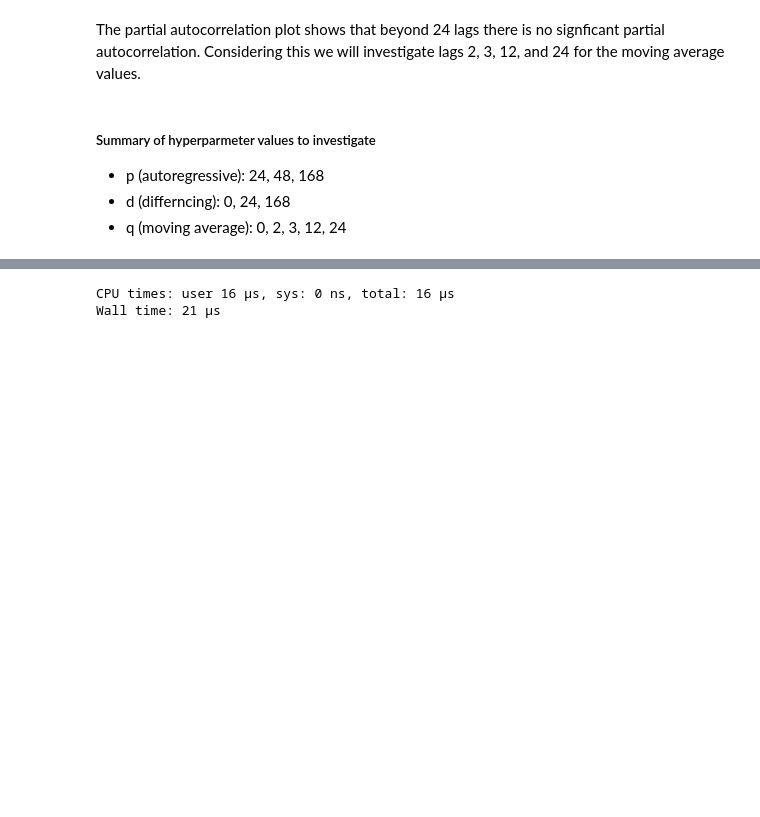
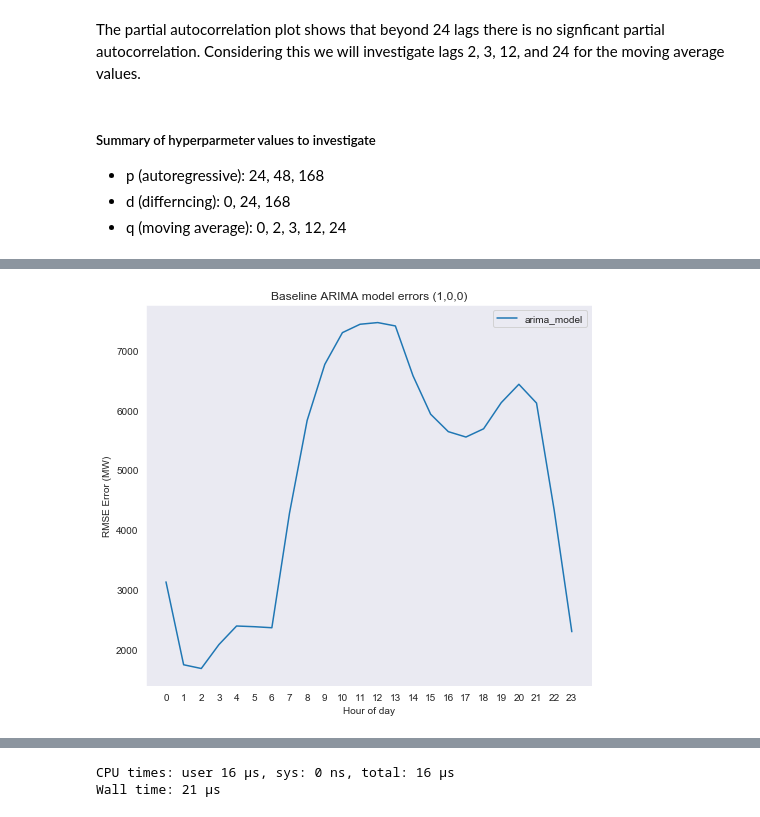
Before and after one commit to kolasniwash/short-term-energy-demand-forecasting, a Jupyter notebook: model_arima.ipynb, the cells around one changed output, grey strips where cells are left out. Saved outputs shown, nothing was run; the diff lists cells and outputs as text; code cells hidden in the pictures; blank space fills up the shorter version.

```diff
--- a/model_arima.ipynb
+++ b/model_arima.ipynb
@@ -204,6 +144,0 @@ def __getnewargs__(self):
-# %%
-ARIMA.__getnewargs__ = __getnewargs__
-# %%
-#because of the shape of the data we can flatten directly and input into the model
-#
-train = train.values.flatten()
@@ -299,4 +144,0 @@ from model_arima import arima_forecasts
-# %%
-config = (2, 0 , 0)
-p, d, q = config
-p
@@ -680,0 +216,6 @@ len(grid_search(lags, diffs, mas))
+# %%
+errors, errors_mean, prediction = walk_forward_evaluation(arima_model, train, test, 'arima_model', config=(1,0,0))
+# %%
+plot_error(errors, result_set=['arima_model'], title='Baseline ARIMA model errors (1,0,0)')
+# %% [output]
+[figure, added]
```
Also changed, not shown: parts of 43 cells of this notebook, 2 other files.
